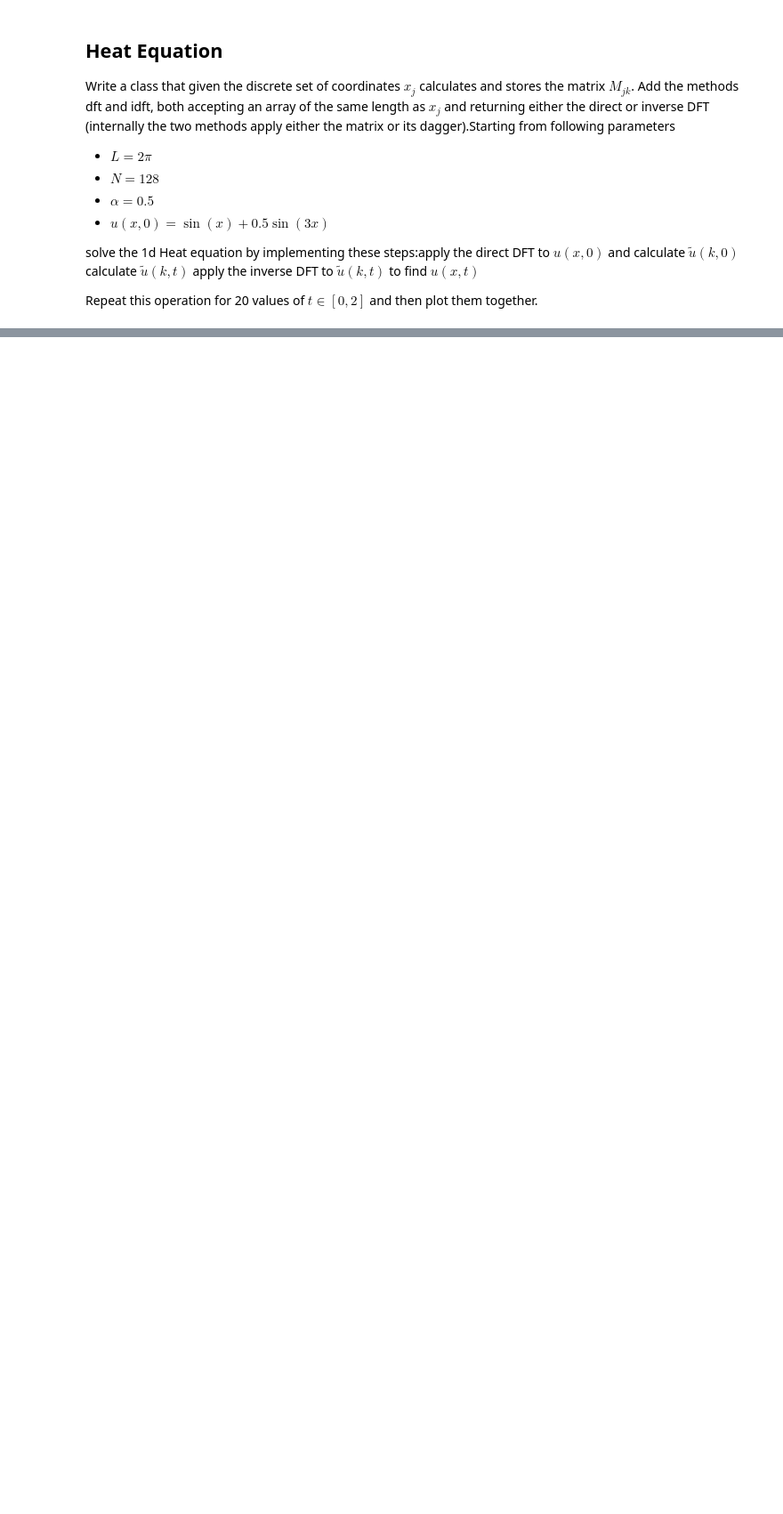
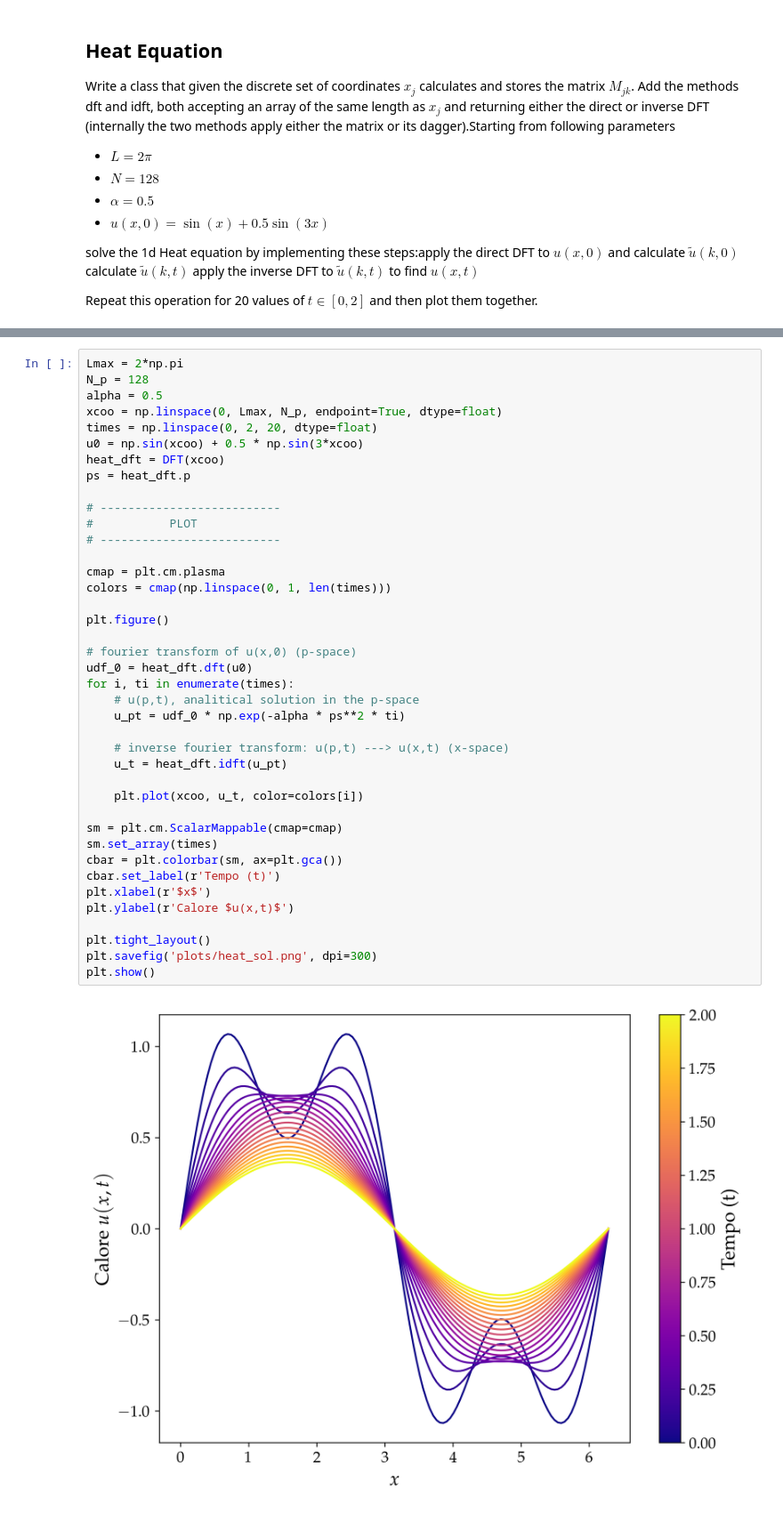
Before and after one commit to mvolpato-unimib/Lab_comp, a Jupyter notebook: ex10/ft.ipynb, the cells around one changed output, grey strips where cells are left out. Shown at 89% size. Drawn from its saved outputs; the diff is of its cells as text; blank space fills up the shorter version.

```diff
--- a/ex10/ft.ipynb
+++ b/ex10/ft.ipynb
@@ -135,0 +74,42 @@ plt.show()
+# %%
+Lmax = 2*np.pi
+N_p = 128
+alpha = 0.5
+xcoo = np.linspace(0, Lmax, N_p, endpoint=True, dtype=float)
+times = np.linspace(0, 2, 20, dtype=float)
+u0 = np.sin(xcoo) + 0.5 * np.sin(3*xcoo)
+heat_dft = DFT(xcoo)
+ps = heat_dft.p
+
+# --------------------------
+#           PLOT
+# --------------------------
+
+cmap = plt.cm.plasma
+colors = cmap(np.linspace(0, 1, len(times)))
+
+plt.figure()
+
+# fourier transform of u(x,0) (p-space)
+udf_0 = heat_dft.dft(u0)
+for i, ti in enumerate(times):
+    # u(p,t), analitical solution in the p-space
+    u_pt = udf_0 * np.exp(-alpha * ps**2 * ti)
+
+    # inverse fourier transform: u(p,t) ---> u(x,t) (x-space)
+    u_t = heat_dft.idft(u_pt)
+
+    plt.plot(xcoo, u_t, color=colors[i])
+
+sm = plt.cm.ScalarMappable(cmap=cmap)
+sm.set_array(times)
+cbar = plt.colorbar(sm, ax=plt.gca())
+cbar.set_label(r'Tempo (t)')
+plt.xlabel(r'$x$')
+plt.ylabel(r'Calore $u(x,t)$')
+
+plt.tight_layout()
+plt.savefig('plots/heat_sol.png', dpi=300)
+plt.show()
+# %% [output]
+[figure, added]
```
Also changed, not shown: parts of 2 cells of this notebook, 11 other files.
